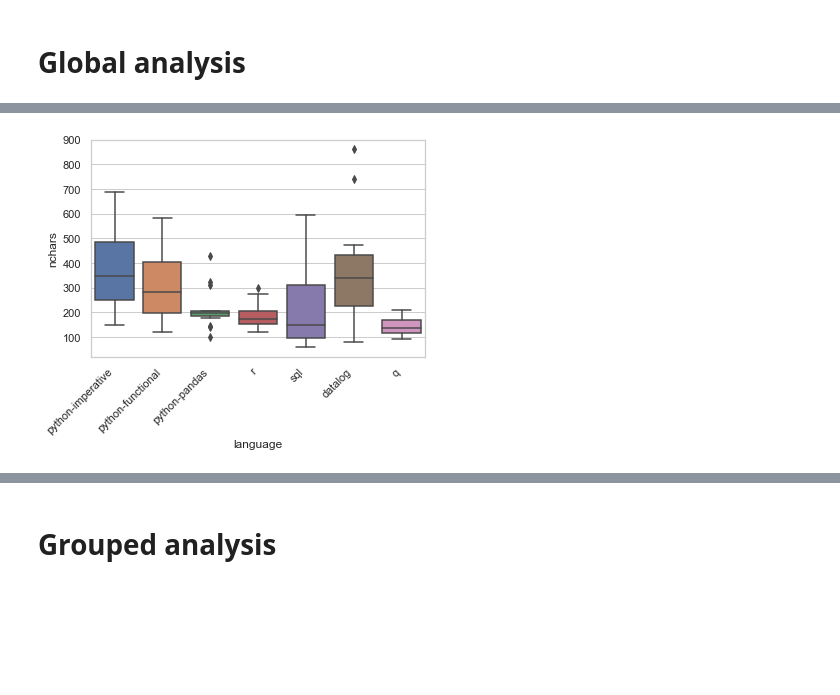
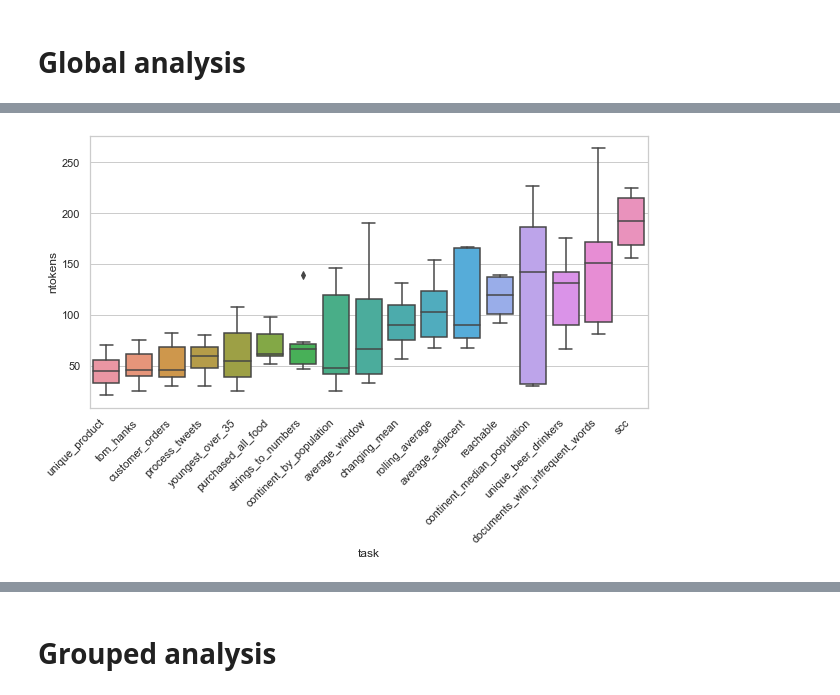
Before and after one commit to willcrichton/expressiveness-benchmark, a Jupyter notebook: notebooks/will_analysis.ipynb, the cells around one changed output, grey strips where cells are left out. Drawn from its saved outputs; the diff is of its cells as text; code cells hidden in the pictures; blank space fills up the shorter version.

```diff
--- a/notebooks/will_analysis.ipynb
+++ b/notebooks/will_analysis.ipynb
@@ -57,6 +46,8 @@ _ = ax.set_xticklabels(ax.get_xticklabels(),rotation=45, ha='right')
 # %%
-programs['nchars'] = programs.source.map(len)
-ax = sns.boxplot(data=programs, x='language', y='nchars', order=LANG_ORDER)
+_, ax = plt.subplots(figsize=(10, 5))
+sns.boxplot(data=programs, x='task', y='ntokens',
+            order=programs.groupby('task').ntokens.mean().sort_values().index,
+            ax=ax)
 _ = ax.set_xticklabels(ax.get_xticklabels(),rotation=45, ha='right')
 # %% [output]
-[figure, old version]
+[figure, new version]
```
Also changed, not shown: parts of 6 cells of this notebook, 6 other files.
